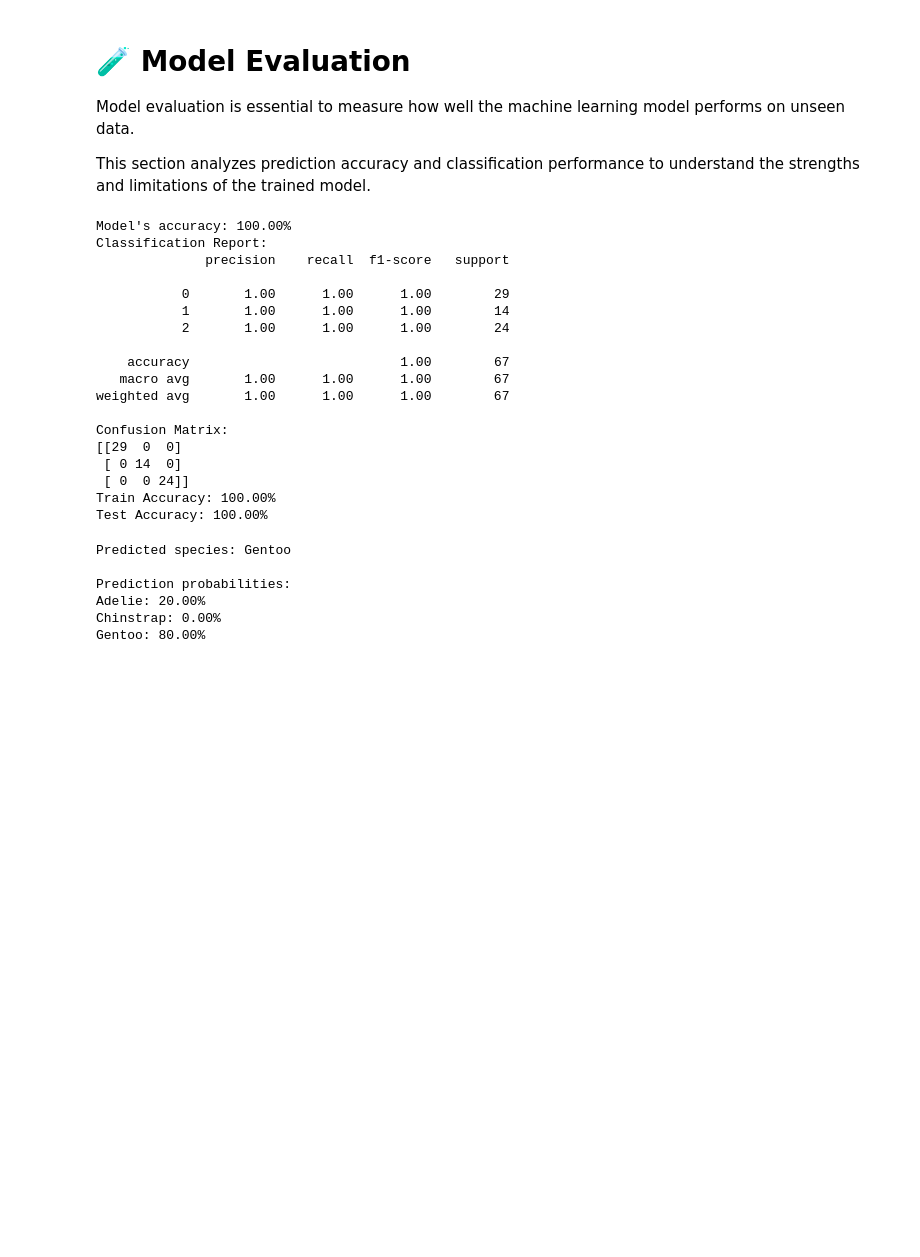
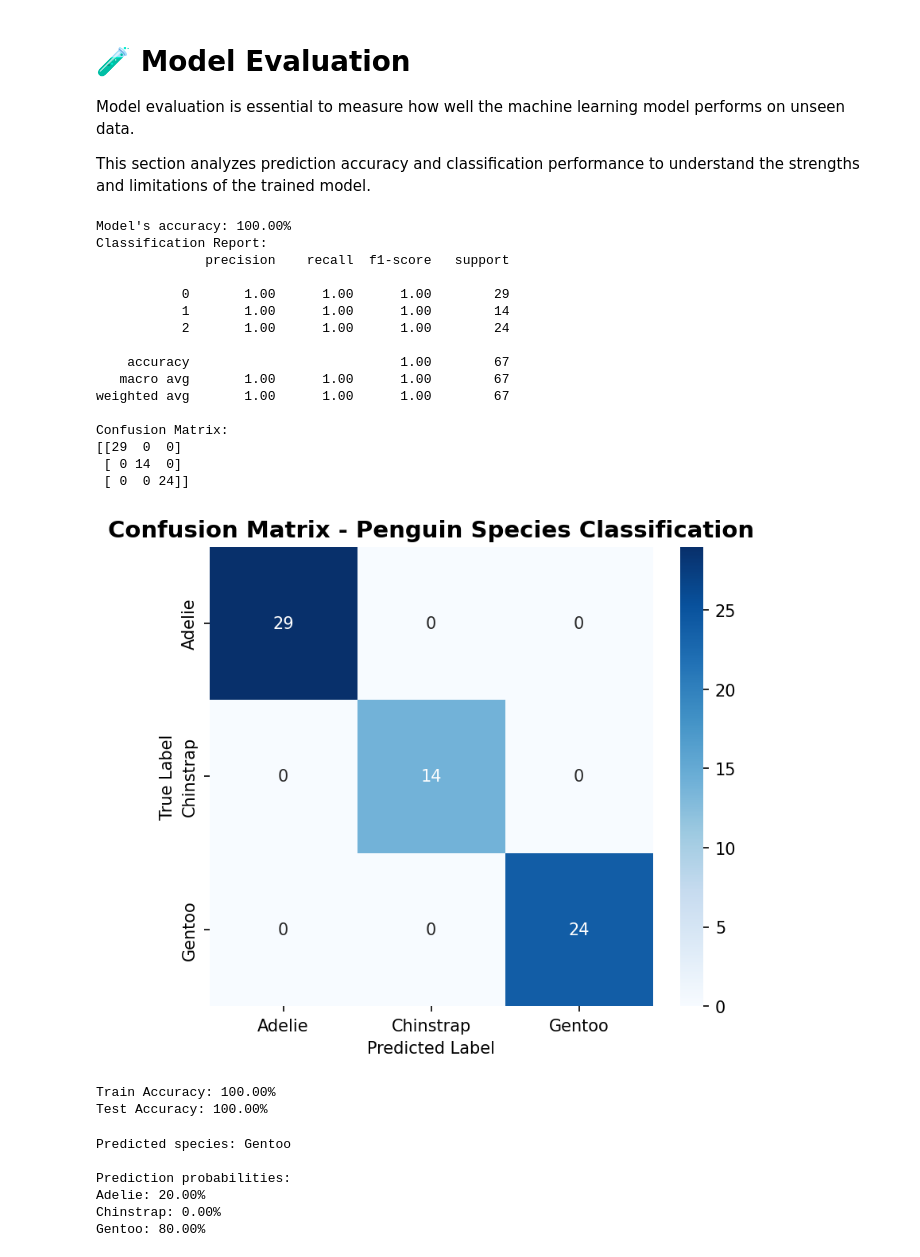
Before and after one commit to Leow14/Penguin-DF, a Jupyter notebook: notebook.ipynb, the cells around one changed output. Drawn from its saved outputs; the diff is of its cells as text; code cells hidden in the pictures; blank space fills up the shorter version.

```diff
--- a/notebook.ipynb
+++ b/notebook.ipynb
@@ -737,30 +748,57 @@ This section analyzes prediction accuracy and classification performance to unde
 # %%
 print(f"Model's accuracy: {accuracy:.2%}")
 print(f"Classification Report: ")
 print(f"{classification_report(y_test, predictions)}")
-print(f"Confusion Matrix: ")
-print(f"{confusion_matrix(y_test, predictions)}")
+
+# Confusion Matrix Heatmap
+
+cm = confusion_matrix(y_test, predictions)
+
+plt.figure(figsize=(6, 5), dpi=150)
+
+sns.heatmap(
+    cm,
+    annot=True,
+    fmt="d",
+    cmap="Blues",
+    xticklabels=encoder.classes_,
+    yticklabels=encoder.classes_
+)
+
+plt.title(
+    "Confusion Matrix - Penguin Species Classification",
+    fontsize=14,
+    fontweight="bold"
+)
+
+plt.xlabel("Predicted Label")
+plt.ylabel("True Label")
+
+plt.show()
+
+
 print(f"Train Accuracy: {train_accuracy:.2%}")
 print(f"Test Accuracy: {test_accuracy:.2%}")
 # %% [output]
 Model's accuracy: 100.00%
 Classification Report:
               precision    recall  f1-score   support
 
            0       1.00      1.00      1.00        29
            1       1.00      1.00      1.00        14
            2       1.00      1.00      1.00        24
 
     accuracy                           1.00        67
    macro avg       1.00      1.00      1.00        67
 weighted avg       1.00      1.00      1.00        67
 
 Confusion Matrix:
 [[29  0  0]
  [ 0 14  0]
  [ 0  0 24]]
-Train Accuracy: 100.00%
-Test Accuracy: 100.00%
+[figure, added]
+Train Accuracy: 100.00%
+Test Accuracy: 100.00%
 # %%
 new_penguin = pd.DataFrame([{
     "culmen_length_mm": 45.0,
```
Also changed, not shown: parts of 1 cell of this notebook.
